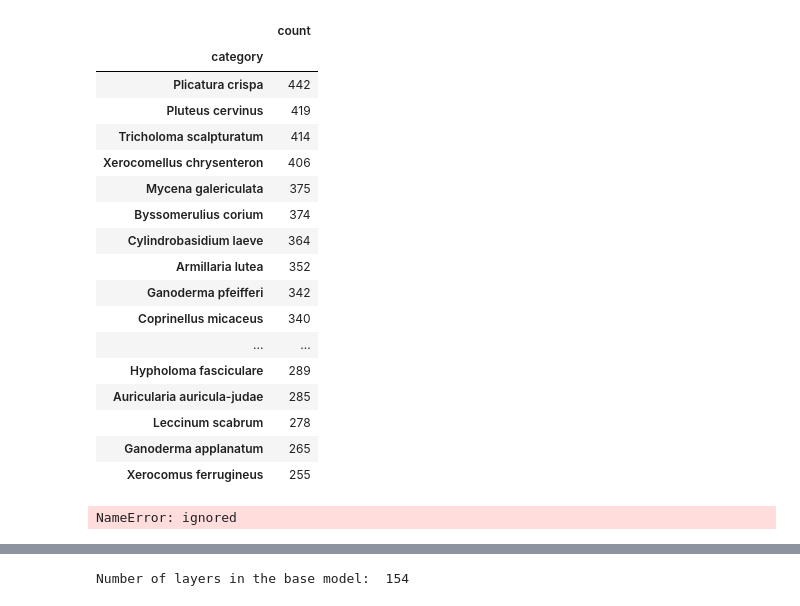
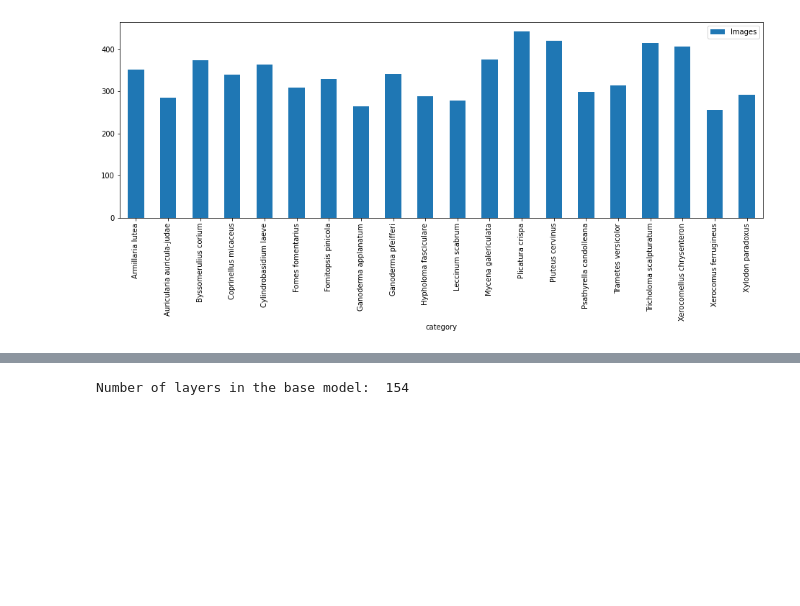
Before and after one commit to lorenzovngl/ml-project, a Jupyter notebook: prediction_model_mobilenet.ipynb, the cells around one changed output, grey strips where cells are left out. Cells and saved outputs as stored; diff of their text form; code cells hidden in the pictures; blank space fills up the shorter version.

```diff
--- a/prediction_model_mobilenet.ipynb
+++ b/prediction_model_mobilenet.ipynb
@@ -36,24 +42,12 @@ df.head()
 # %%
-df_sorted = df.groupby(['category']).count().rename(columns={'path':'count'})[['count']].sort_values(by='count', ascending=False)
-df_sorted
+df_grouped = df.groupby(['category']).count().rename(columns={'path':'count'})[['count']]
+fig, ax = plt.subplots()
+df_grouped.plot(ax=ax, kind='bar', figsize=(16,5))
+ax.legend(["Images"])
+plt.show()
+
+df_sorted = df_grouped.sort_values(by='count', ascending=False)
 # %% [output]
-|  | count |
-| category |  |
-| Plicatura crispa | 442 |
-| Pluteus cervinus | 419 |
-| Tricholoma scalpturatum | 414 |
-| Xerocomellus chrysenteron | 406 |
-| Mycena galericulata | 375 |
-| Byssomerulius corium | 374 |
-| Cylindrobasidium laeve | 364 |
-| Armillaria lutea | 352 |
-| Ganoderma pfeifferi | 342 |
-| Coprinellus micaceus | 340 |
-| ... | ... |
-| Hypholoma fasciculare | 289 |
-| Auricularia auricula-judae | 285 |
-| Leccinum scabrum | 278 |
-| Ganoderma applanatum | 265 |
-| Xerocomus ferrugineus | 255 |
+[figure, added]
 # %%
 # Global parameters
@@ -65,31 +60,6 @@ validation_size_ratio = 0.2
 batch_size = 32             # if None is 32 (default)
 learning_rate = 0.001
 patience = 10
-# %%
-# Check if a run with these parameters already exists
-
-df_results = pd.read_csv("/content/drive/MyDrive/ML_project/runs_colab_gpu.csv")
-df_results = df_results.loc[(df_results["classes"] == n_classes) &
-               (df_results["samples"] == samples_per_class) &
-               (df_results["image_height"] == img_size) &
-               (df_results["image_width"] == img_size) &
-               (df_results["training"] == training_size_ratio) &
-               (df_results["dense_layer_1"] == dense_layer_1) &
-               (df_results["dense_layer_2"] == dense_layer_2) &
-               (df_results["batch_size"] == batch_size) &
-               (df_results["learning_rate"] == learning_rate) &
-               (df_results["patience"] == patience)]
-if df_results.shape[0]:
-  print("A run with these parameters already exist, results are:")
-  print("Epochs:", df_results.iloc[0]['epochs'])
-  print("Training time: %ih %im %is" %
-        (df_results.iloc[0]['training_time_hours'], df_results.iloc[0]['training_time_minutes'], df_results.iloc[0]['training_time_seconds']))
-  print("Accuracy:", "{:.2f}".format(df_results.iloc[0]['accuracy']*100) + "%")
-  print("Loss:", "{:.4f}".format(df_results.iloc[0]['loss']))
-else:
-  print("A run with these parameters doesn't exists.")
-# %% [output]
-NameError: ignored
 # %%
 reference = 'category'
 #n_classes = df_sorted.shape[0]
```
Also changed, not shown: parts of 35 cells of this notebook.
